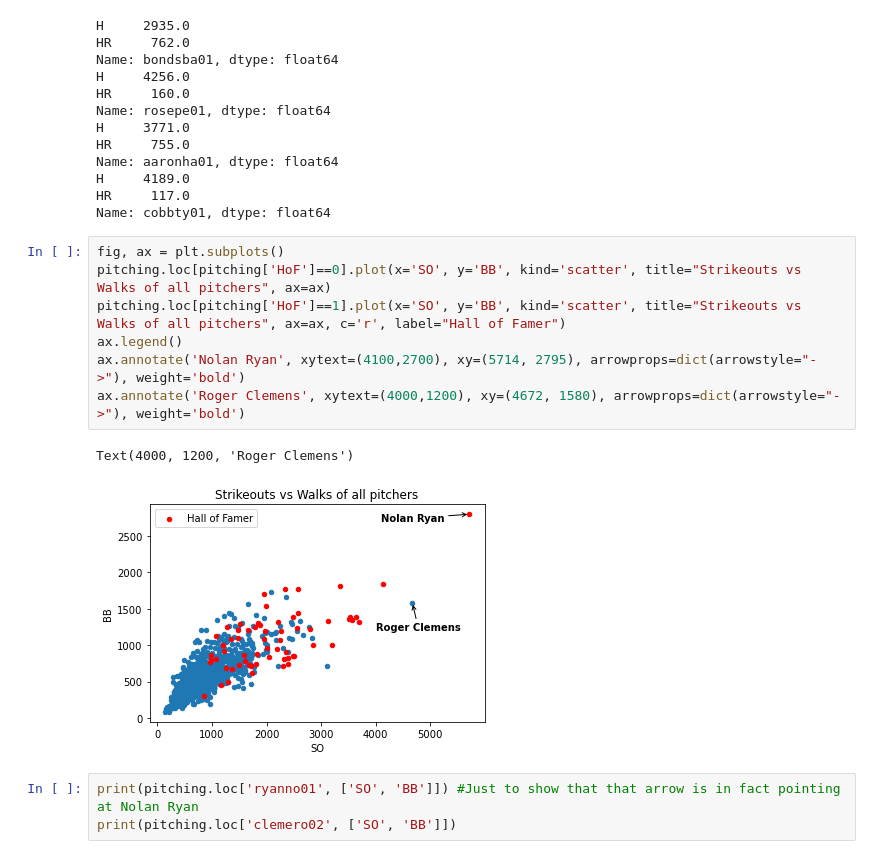
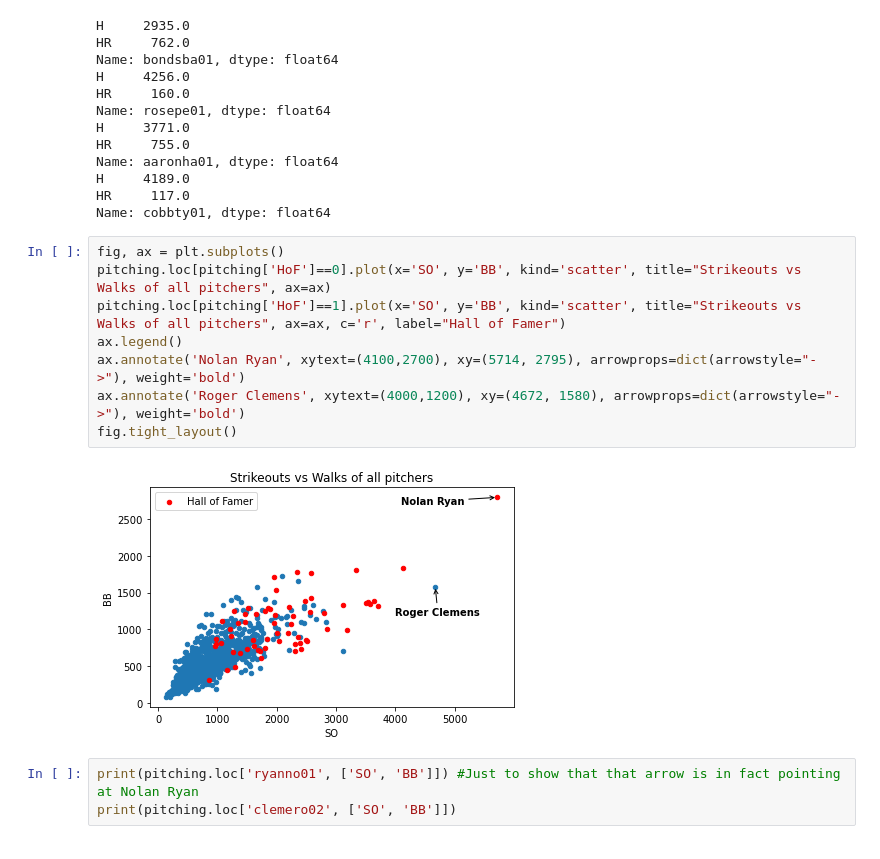
Before and after one commit to ctmurphey/ML-BaseballHoF, a Jupyter notebook: playwithdata.ipynb, the cells around one changed output. Drawn from its saved outputs; the diff is of its cells as text.

```diff
--- a/playwithdata.ipynb
+++ b/playwithdata.ipynb
@@ -226,13 +225,13 @@ Name: cobbty01, dtype: float64
 # %%
 fig, ax = plt.subplots()
 pitching.loc[pitching['HoF']==0].plot(x='SO', y='BB', kind='scatter', title="Strikeouts vs Walks of all pitchers", ax=ax)
 pitching.loc[pitching['HoF']==1].plot(x='SO', y='BB', kind='scatter', title="Strikeouts vs Walks of all pitchers", ax=ax, c='r', label="Hall of Famer")
 ax.legend()
 ax.annotate('Nolan Ryan', xytext=(4100,2700), xy=(5714, 2795), arrowprops=dict(arrowstyle="->"), weight='bold')
 ax.annotate('Roger Clemens', xytext=(4000,1200), xy=(4672, 1580), arrowprops=dict(arrowstyle="->"), weight='bold')
+fig.tight_layout()
 # %% [output]
-Text(4000, 1200, 'Roger Clemens')
-[figure, old version]
+[figure, new version]
 # %%
 print(pitching.loc['ryanno01', ['SO', 'BB']]) #Just to show that that arrow is in fact pointing at Nolan Ryan
 print(pitching.loc['clemero02', ['SO', 'BB']])
```
Also changed, not shown: parts of 1 cell of this notebook, 3 other files.
